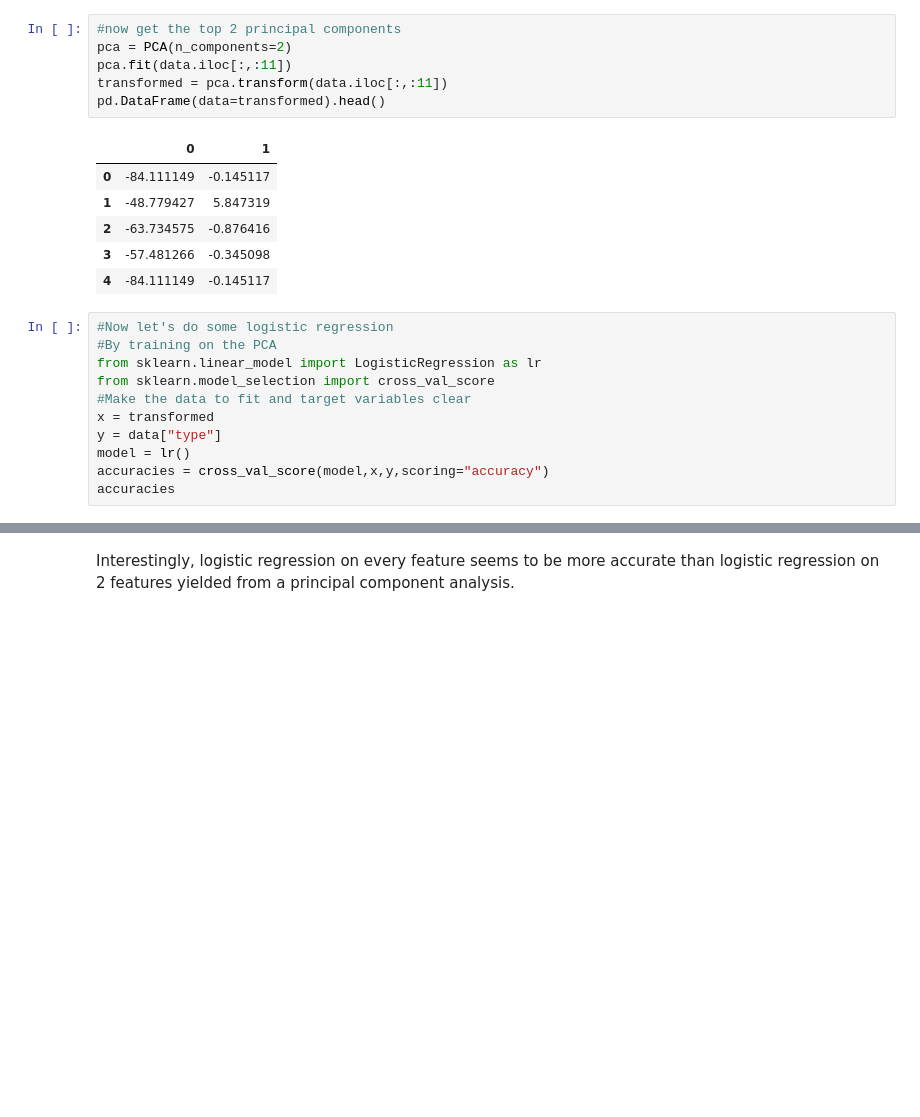
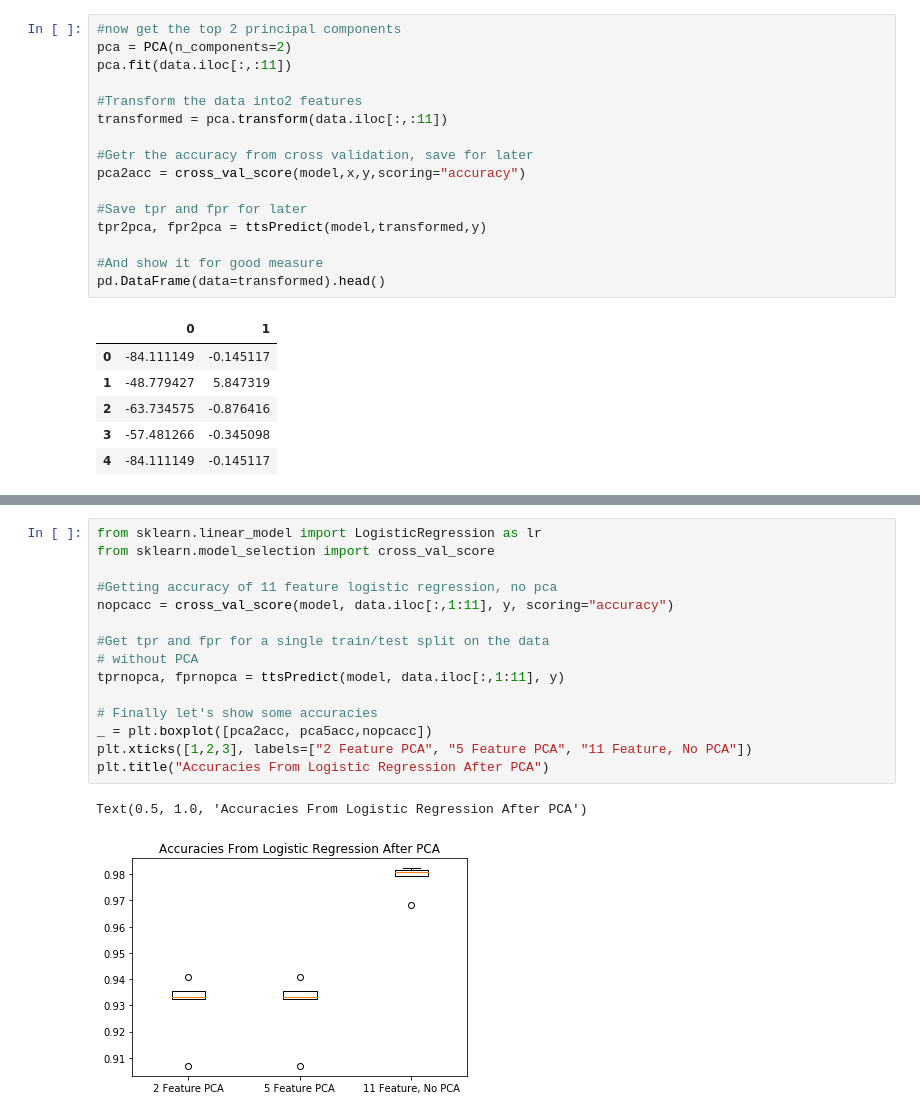
Before and after one commit to dpalencia/NSF-2020, a Jupyter notebook: Python/7-29 Principal Component Analysis.ipynb, the cells around one changed output, grey strips where cells are left out. Saved outputs shown, nothing was run; the diff lists cells and outputs as text; blank space fills up the shorter version.

```diff
--- a/Python/7-29 Principal Component Analysis.ipynb
+++ b/Python/7-29 Principal Component Analysis.ipynb
@@ -86,7 +117,17 @@ array([9.53758252e-01, 4.06277547e-02, 4.82625097e-03, 4.63879237e-04,
 #now get the top 2 principal components
 pca = PCA(n_components=2)
 pca.fit(data.iloc[:,:11])
+
+#Transform the data into2 features
 transformed = pca.transform(data.iloc[:,:11])
+
+#Getr the accuracy from cross validation, save for later
+pca2acc = cross_val_score(model,x,y,scoring="accuracy")
+
+#Save tpr and fpr for later
+tpr2pca, fpr2pca = ttsPredict(model,transformed,y)
+
+#And show it for good measure
 pd.DataFrame(data=transformed).head()
 # %% [output]
 |  | 0 | 1 |
@@ -95,14 +136,3 @@ pd.DataFrame(data=transformed).head()
 | 2 | -63.734575 | -0.876416 |
 | 3 | -57.481266 | -0.345098 |
 | 4 | -84.111149 | -0.145117 |
-# %%
-#Now let's do some logistic regression
-#By training on the PCA
-from sklearn.linear_model import LogisticRegression as lr
-from sklearn.model_selection import cross_val_score
-#Make the data to fit and target variables clear
-x = transformed
-y = data["type"]
-model = lr()
-accuracies = cross_val_score(model,x,y,scoring="accuracy")
-accuracies
@@ -140,2 +139,18 @@ Please also refer to the documentation for alternative solver options:
-# %% [markdown]
-Interestingly, logistic regression on every feature seems to be more accurate than logistic regression on 2 features yielded from a principal component analysis.
+# %%
+from sklearn.linear_model import LogisticRegression as lr
+from sklearn.model_selection import cross_val_score
+
+#Getting accuracy of 11 feature logistic regression, no pca
+nopcacc = cross_val_score(model, data.iloc[:,1:11], y, scoring="accuracy")
+
+#Get tpr and fpr for a single train/test split on the data
+# without PCA
+tprnopca, fprnopca = ttsPredict(model, data.iloc[:,1:11], y)
+
+# Finally let's show some accuracies
+_ = plt.boxplot([pca2acc, pca5acc,nopcacc])
+plt.xticks([1,2,3], labels=["2 Feature PCA", "5 Feature PCA", "11 Feature, No PCA"])
+plt.title("Accuracies From Logistic Regression After PCA")
+# %% [output]
+Text(0.5, 1.0, 'Accuracies From Logistic Regression After PCA')
+[figure, added]
```
Also changed, not shown: parts of 9 cells of this notebook.
